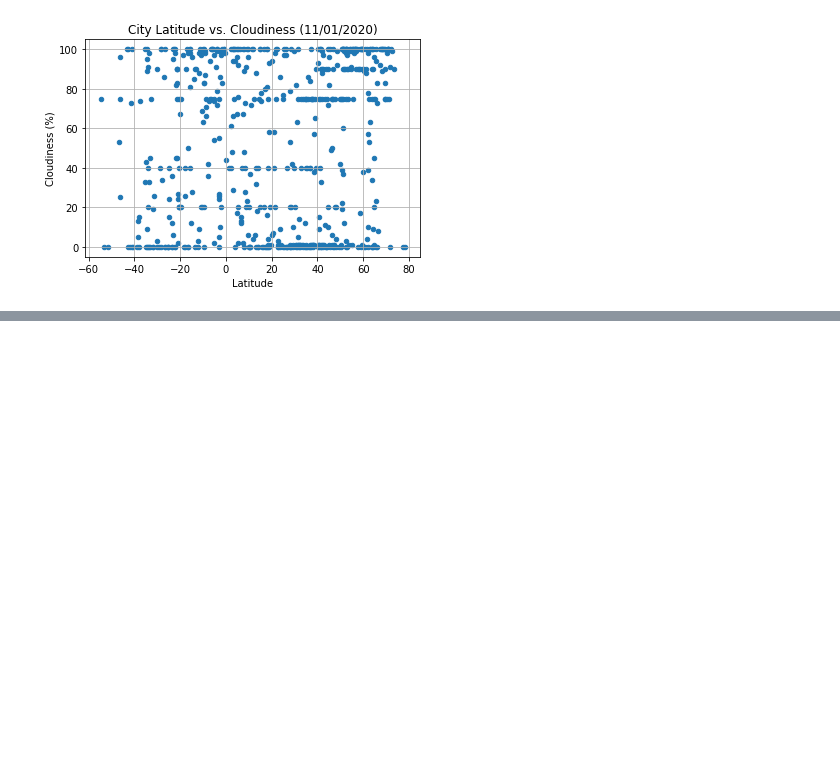
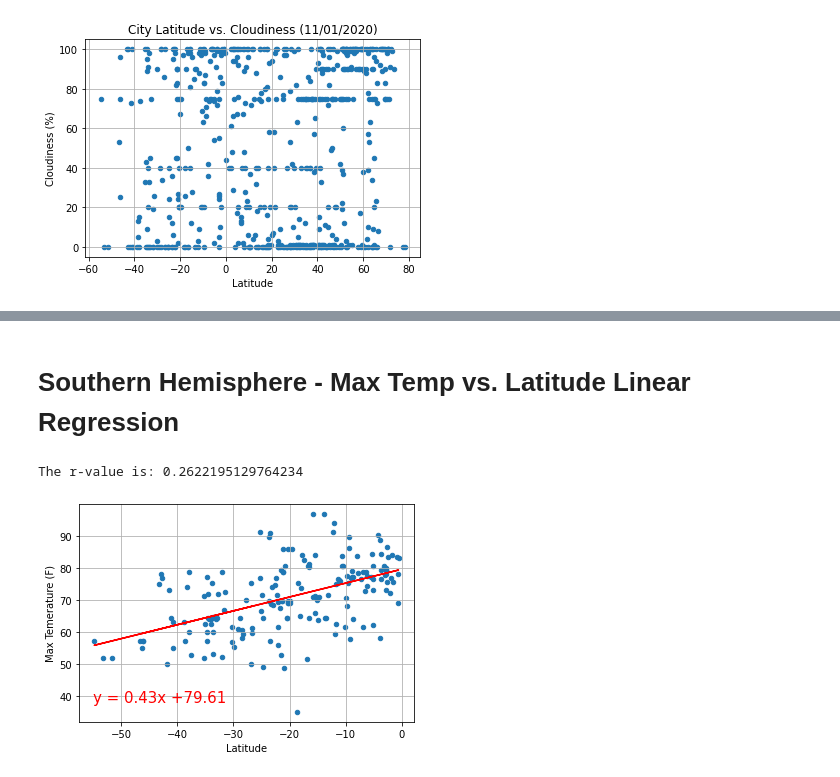
Before and after one commit to fanchea84/python-api-challenge, a Jupyter notebook: WeatherPy/WeatherPy.ipynb, the cells around one changed output, grey strips where cells are left out. Saved outputs shown, nothing was run; the diff lists cells and outputs as text; code cells hidden in the pictures; blank space fills up the shorter version.

```diff
--- a/WeatherPy/WeatherPy.ipynb
+++ b/WeatherPy/WeatherPy.ipynb
@@ -186,0 +234,27 @@ plt.show()
+# %% [markdown]
+# Southern Hemisphere - Max Temp vs. Latitude Linear Regression
+# %%
+# Create dataframe from above Dictionary
+south_hemisphere_df = pd.DataFrame(weather_dictionary)
+# Create Northern Hemisphere DataFrame (drop all rows with Latitude less than zero)
+south_hemisphere_df.drop(south_hemisphere_df[south_hemisphere_df["Lat"] > 0].index, inplace = True)
+# Perform a linear regression on temperature vs. latitude
+x_values = south_hemisphere_df["Lat"]
+y_values = south_hemisphere_df["Max Temp"]
+(slope, intercept, rvalue, pvalue, stderr) = stats.linregress(x_values, y_values)
+# Get regression values
+regress_values = x_values * slope + intercept
+# Create line equation string
+line_eq = "y = " + str(round(slope,2)) + "x +" + str(round(intercept,2))
+# Create Plot
+south_hemisphere_df.plot('Lat', 'Max Temp', kind='scatter')
+plt.plot(x_values,regress_values,"r-")
+plt.xlabel("Latitude")
+plt.ylabel("Max Temerature (F)")
+plt.grid(b=None)
+plt.annotate(line_eq,(-55,38),fontsize=15,color="red")
+print(f"The r-value is: {rvalue**2}")
+plt.show()
+# %% [output]
+The r-value is: 0.2622195129764234
+[figure, added]
```
Also changed, not shown: parts of 8 cells of this notebook.
